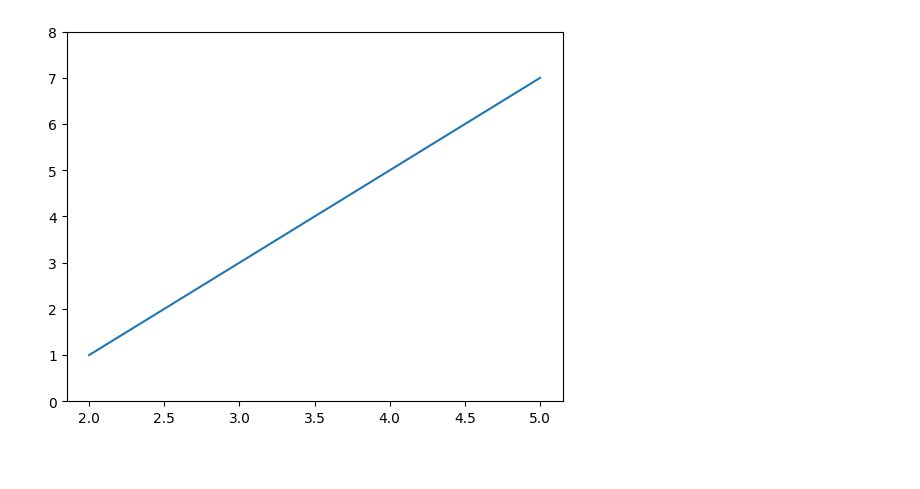
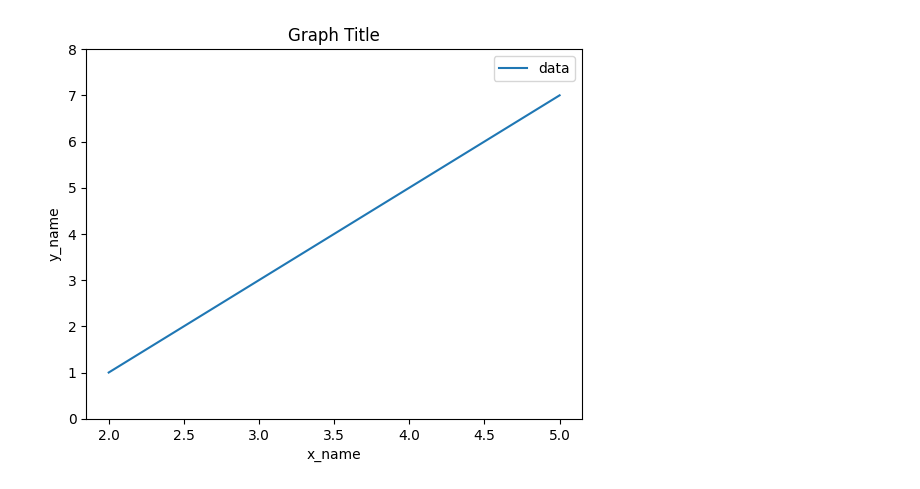
Before and after one commit to wjdtjwls512/School, a Jupyter notebook: 인공지능일반/데이터시각화_1315.ipynb, the cells around one changed output. Drawn from its saved outputs; the diff is of its cells as text; code cells hidden in the pictures; blank space fills up the shorter version.

```diff
--- a/인공지능일반/데이터시각화_1315.ipynb
+++ b/인공지능일반/데이터시각화_1315.ipynb
@@ -7,10 +8,15 @@ import matplotlib.pyplot as plt
 # %%
 x_data = [2, 3, 4, 5]
 y_data = [1, 3, 5, 7]
 
 plt.ylim(0, 8)
 plt.plot(x_data, y_data, label = 'data')
 
+plt.title('Graph Title')
+plt.xlabel('x_name')
+plt.ylabel('y_name')
+plt.legend()
+
 plt.show()
 # %% [output]
-[figure, old version]
+[figure, new version]
```
Also changed, not shown: parts of 3 cells of this notebook, 1 other file.
